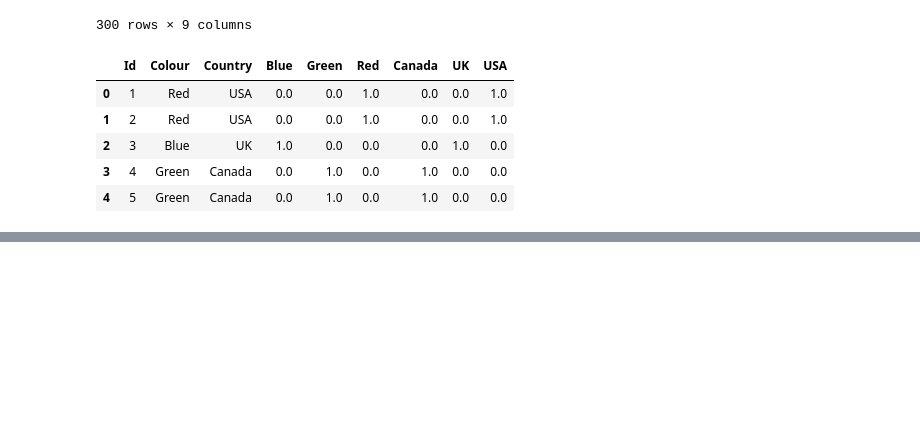
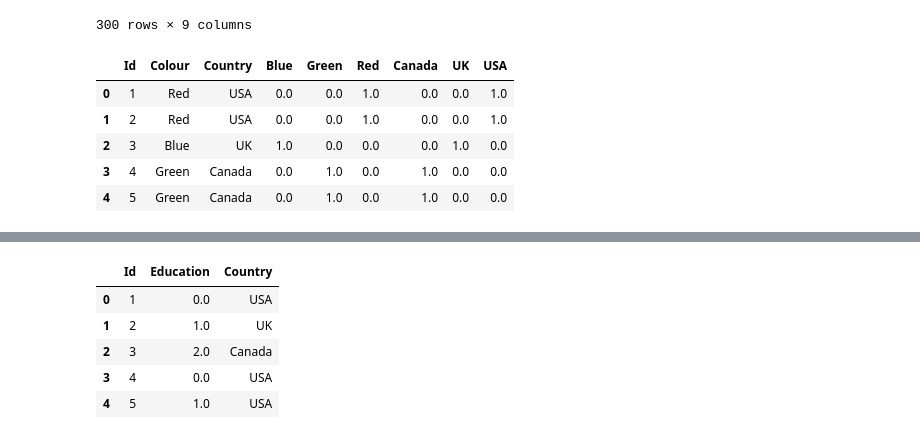
Before and after one commit to InduwaraRathnayake/In22-S4-CS3111-Intro-to-ML, a Jupyter notebook: Week_2.ipynb, the cells around one changed output, grey strips where cells are left out. Cells and saved outputs as stored; diff of their text form; code cells hidden in the pictures; blank space fills up the shorter version.

```diff
--- a/Week_2.ipynb
+++ b/Week_2.ipynb
@@ -166,0 +236,2 @@ df_new.head()
+# %%
+enc.fit_transform(df[["Education"]])
@@ -166,0 +256,11 @@ df_new.head()
+# %%
+df["Education"] = enc.fit_transform(df[["Education"]])
+# %%
+df.head()
+# %% [output]
+|  | Id | Education | Country |
+| 0 | 1 | 0.0 | USA |
+| 1 | 2 | 1.0 | UK |
+| 2 | 3 | 2.0 | Canada |
+| 3 | 4 | 0.0 | USA |
+| 4 | 5 | 1.0 | USA |
```
Also changed, not shown: parts of 20 cells of this notebook.
